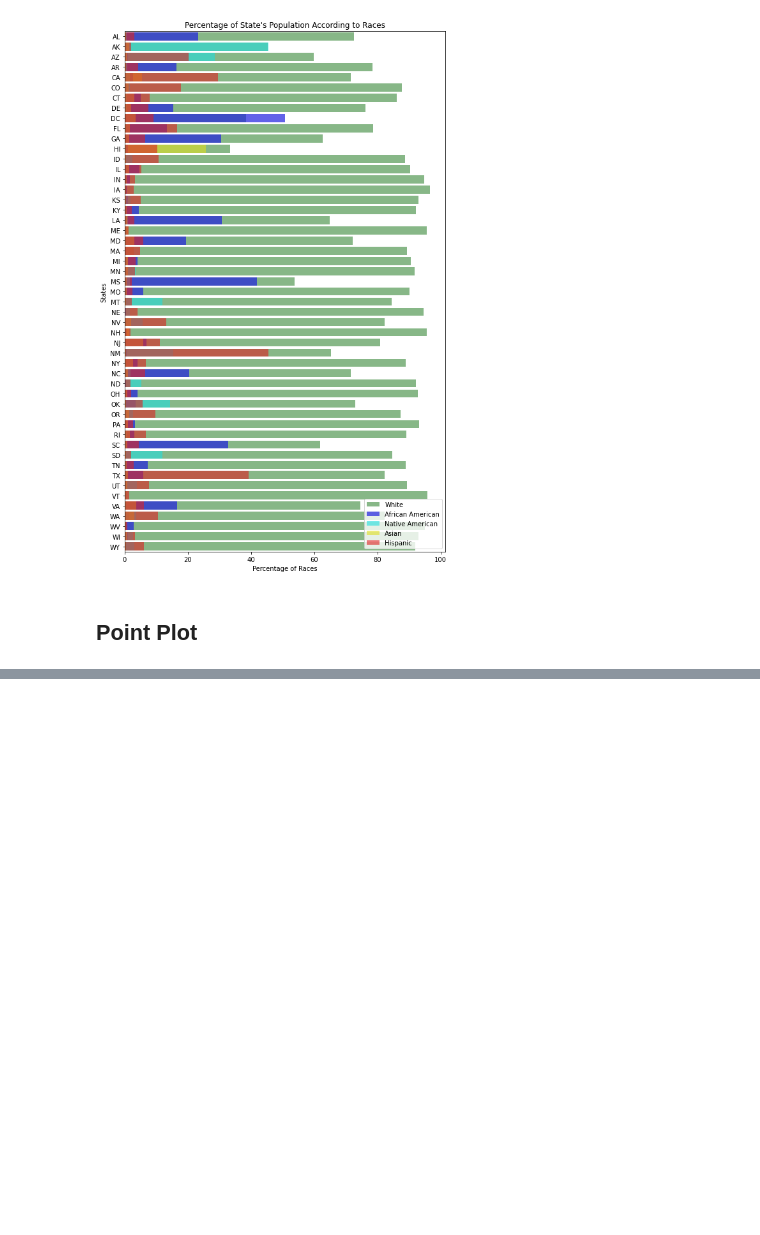
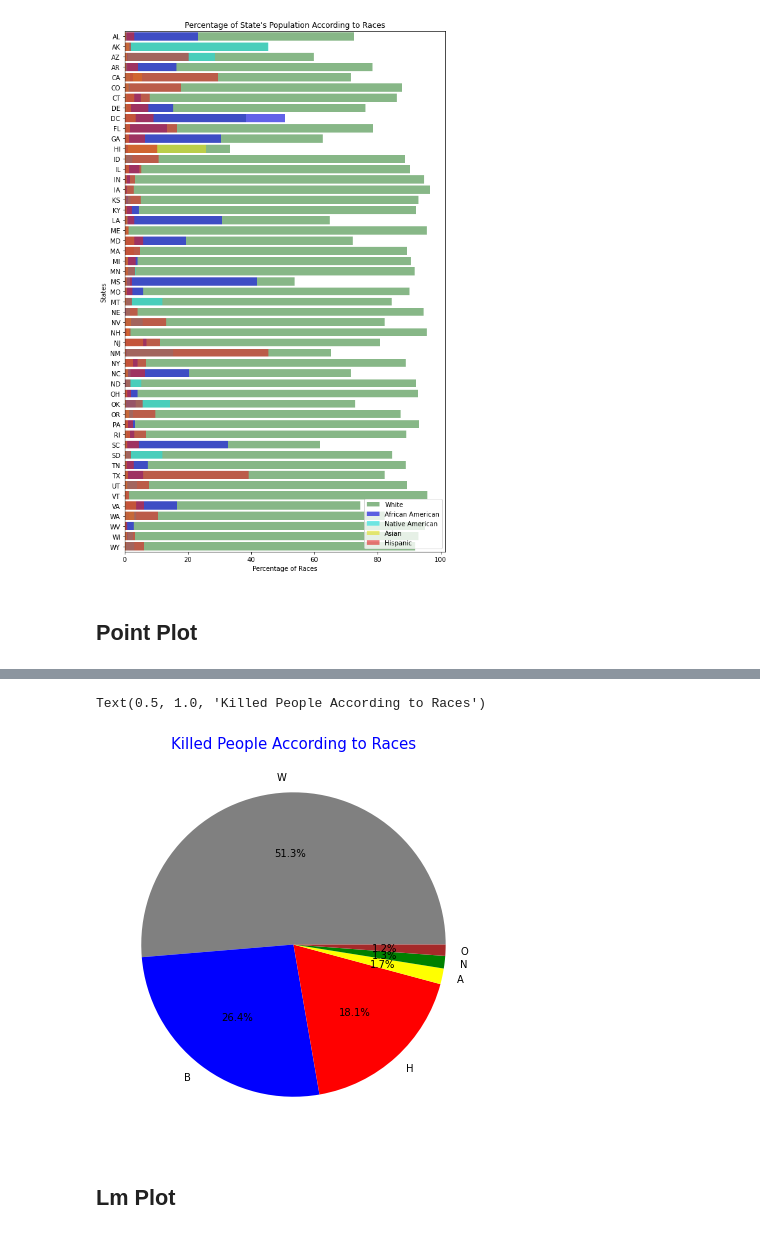
Before and after one commit to chameleon001/start_beginner_kaggle, a Jupyter notebook: transcription/seaborn.ipynb, the cells around one changed output, grey strips where cells are left out. Drawn from its saved outputs; the diff is of its cells as text; code cells hidden in the pictures; blank space fills up the shorter version.

```diff
--- a/transcription/seaborn.ipynb
+++ b/transcription/seaborn.ipynb
@@ -321,0 +399,18 @@ ax.set(xlabel='Percentage of Races', ylabel = 'States', title = "Percentage of S
+# %%
+# 사망자 데이터의 인종 비율
+kill.race.dropna(inplace = True)
+labels = kill.race.value_counts().index
+colors = ['grey', 'blue', 'red', 'yellow','green', 'brown']
+explode = [0,0,0,0,0,0]
+sizes = kill.race.value_counts().values
+
+#시각화
+plt.figure(figsize = (7,7))
+plt.pie(sizes, explode = explode, labels=labels, colors=colors, autopct='%1.1f%%')
+plt.title('Killed People According to Races',color = 'blue',fontsize = 15)
+# %% [output]
+Text(0.5, 1.0, 'Killed People According to Races')
+[figure, added]
+# %% [markdown]
+<a id="5"></a>
+## Lm Plot
```
Also changed, not shown: parts of 20 cells of this notebook, 1 other file.
